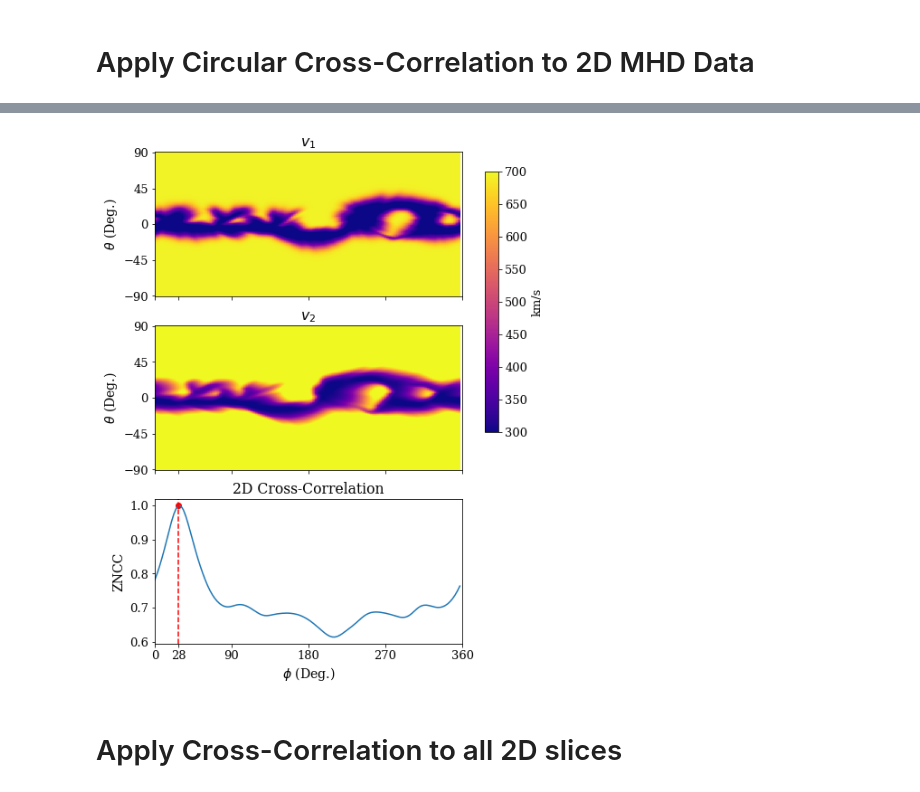
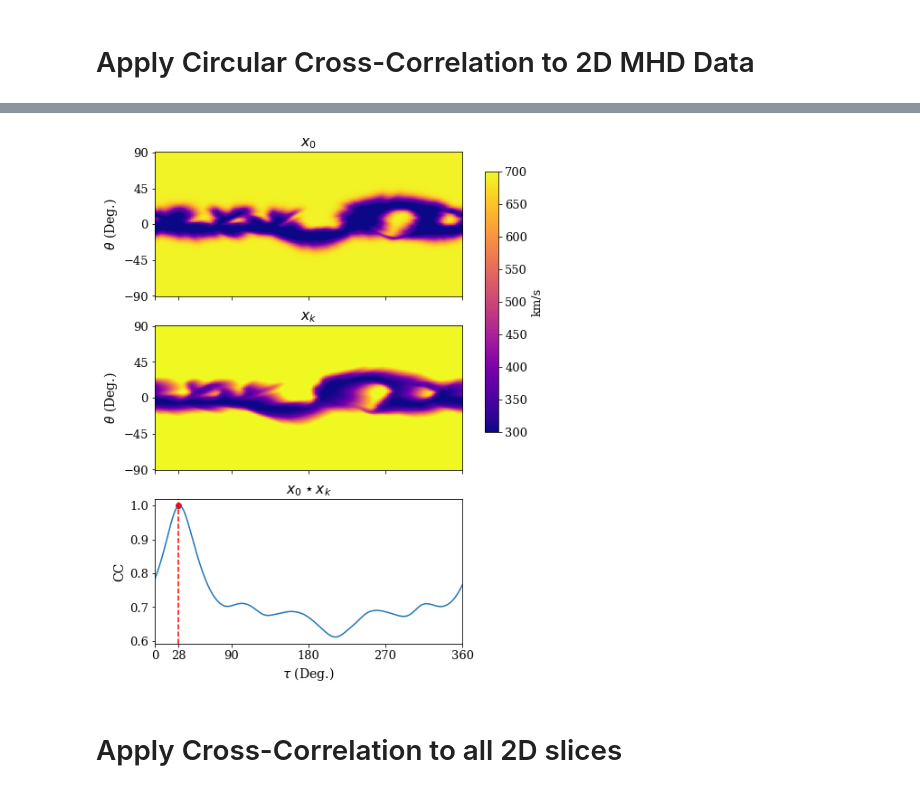
Before and after one commit to opaliss/Space-Weather-ROM, a Jupyter notebook: CrossCorrelation/Cross-Correlation.ipynb, the cells around one changed output, grey strips where cells are left out. Saved outputs shown, nothing was run; the diff lists cells and outputs as text; code cells hidden in the pictures.

```diff
--- a/CrossCorrelation/Cross-Correlation.ipynb
+++ b/CrossCorrelation/Cross-Correlation.ipynb
@@ -93,6 +96,13 @@ f = vr_model.data
 print(f.shape)
 # %% [output]
 (128, 111, 140)
+# %%
+# force periodicity on f
+# since the last phi index is less than 2*pi, then we will append 2*pi to phi scale.
+p = np.append(p, 2*np.pi)
+
+# append the first slice p=0 to velocity matrix.
+f = np.append(f,[f[0,:, :]],axis=0)
 # %%
 r1, r2 = 10, 90
 v1 = f[:, 55, r1]
@@ -308,35 +361,37 @@ res/= np.max(res)
 # %%
 fig, ax = plt.subplots(nrows=3, sharex=True, figsize=(7, 10))
 
 ax[0].imshow(v1.T,
                 extent=[p[0]*180/np.pi, p[-1]*180/np.pi, t[0]*180/np.pi, t[-1]*180/np.pi],
                 vmin = 300, vmax = 700, cmap="plasma", aspect="auto")
-ax[0].set_title("$v_{1}$")
+ax[0].set_title("$x_{0}$")
 im = ax[1].imshow(v2.T,
                 extent=[p[0]*180/np.pi, p[-1]*180/np.pi, t[0]*180/np.pi, t[-1]*180/np.pi],
                 vmin = 300, vmax = 700, cmap="plasma", aspect="auto")
 
-ax[1].set_title("$v_{2}$")
+ax[1].set_title("$x_{k}$")
 ax[2].plot(180*p/np.pi, res)
 ax[2].axvline(x=p[np.argmax(res)]*180/np.pi, linestyle="--", c="r")
 ax[2].scatter(p[np.argmax(res)]*180/np.pi, np.max(res), c="r")
 ax[2].set_xticks([360, 270, 180, 90, 0, round(p[np.argmax(res)]*180/np.pi)])
-ax[2].set_title("2D Cross-Correlation")
+ax[2].set_title("$x_{0} \star x_{k}$")
 
-ax[2].set_xlabel(r"$\phi$ (Deg.)", fontsize=14)
+ax[2].set_xlabel(r"$\tau$ (Deg.)", fontsize=14)
 ax[0].set_ylabel(r"$\theta$ (Deg.)", fontsize=14)
 ax[1].set_ylabel(r"$\theta$ (Deg.)", fontsize=14)
-ax[2].set_ylabel(r"ZNCC", fontsize=14)
+ax[2].set_ylabel(r"CC", fontsize=14)
 ax[0].set_yticks([-90, -45, 0, 45, 90])
 ax[1].set_yticks([-90, -45, 0, 45, 90])
 
 fig.subplots_adjust(right=0.8)
 cbar_ax = fig.add_axes([0.85, 0.45, 0.03, 0.4])
 fig.colorbar(im, cax=cbar_ax)
 
 _ = cbar_ax.set_ylabel('km/s', rotation=90)
+
+plt.savefig("CrossCorrelation/figs/2d-cc.png")
 # %% [output]
-[figure, old version]
+[figure, new version]
 # %% [markdown]
 # Apply Cross-Correlation to all 2D slices
 # %%
```
Also changed, not shown: parts of 8 cells of this notebook, 1 other file.
